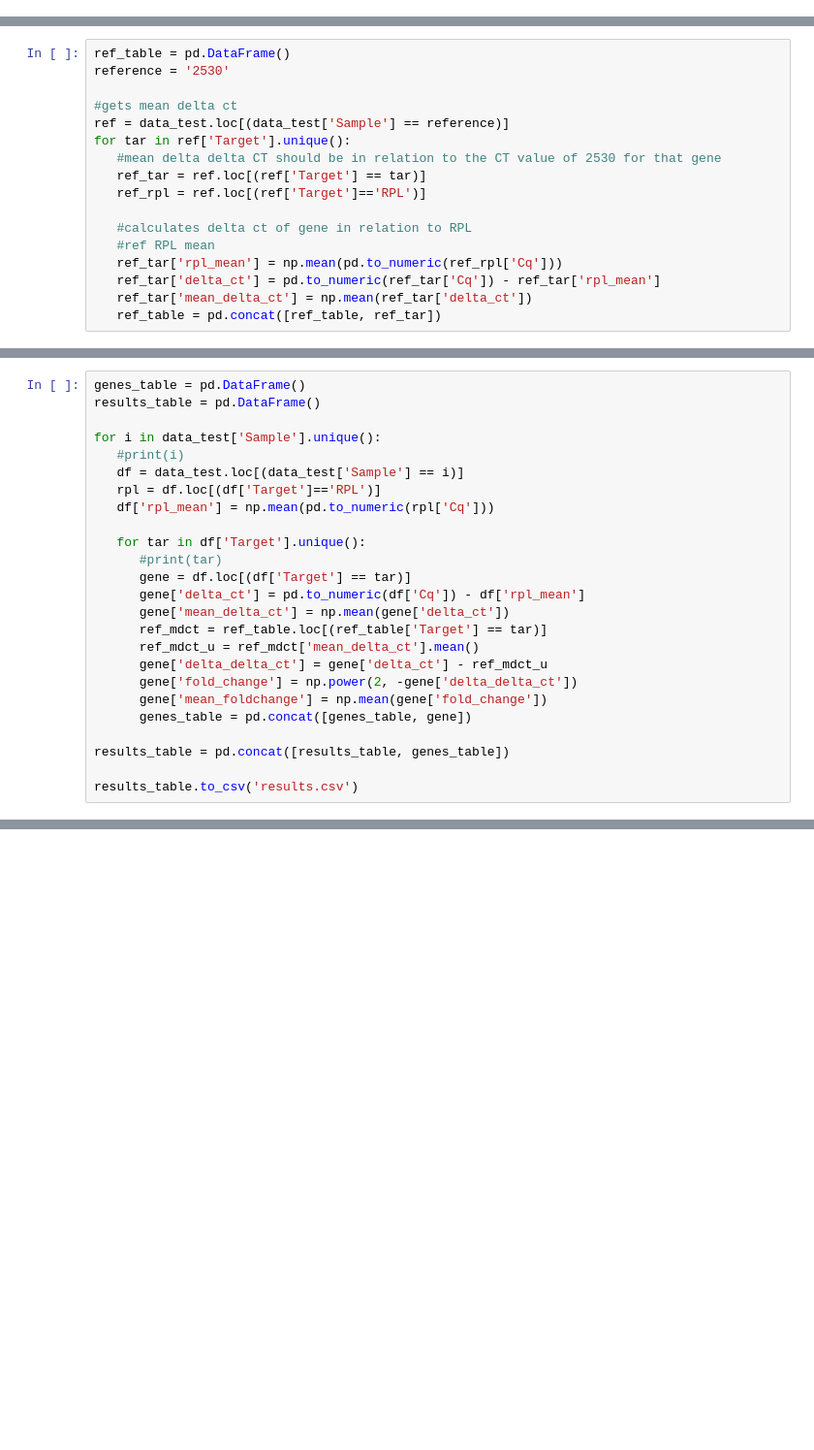
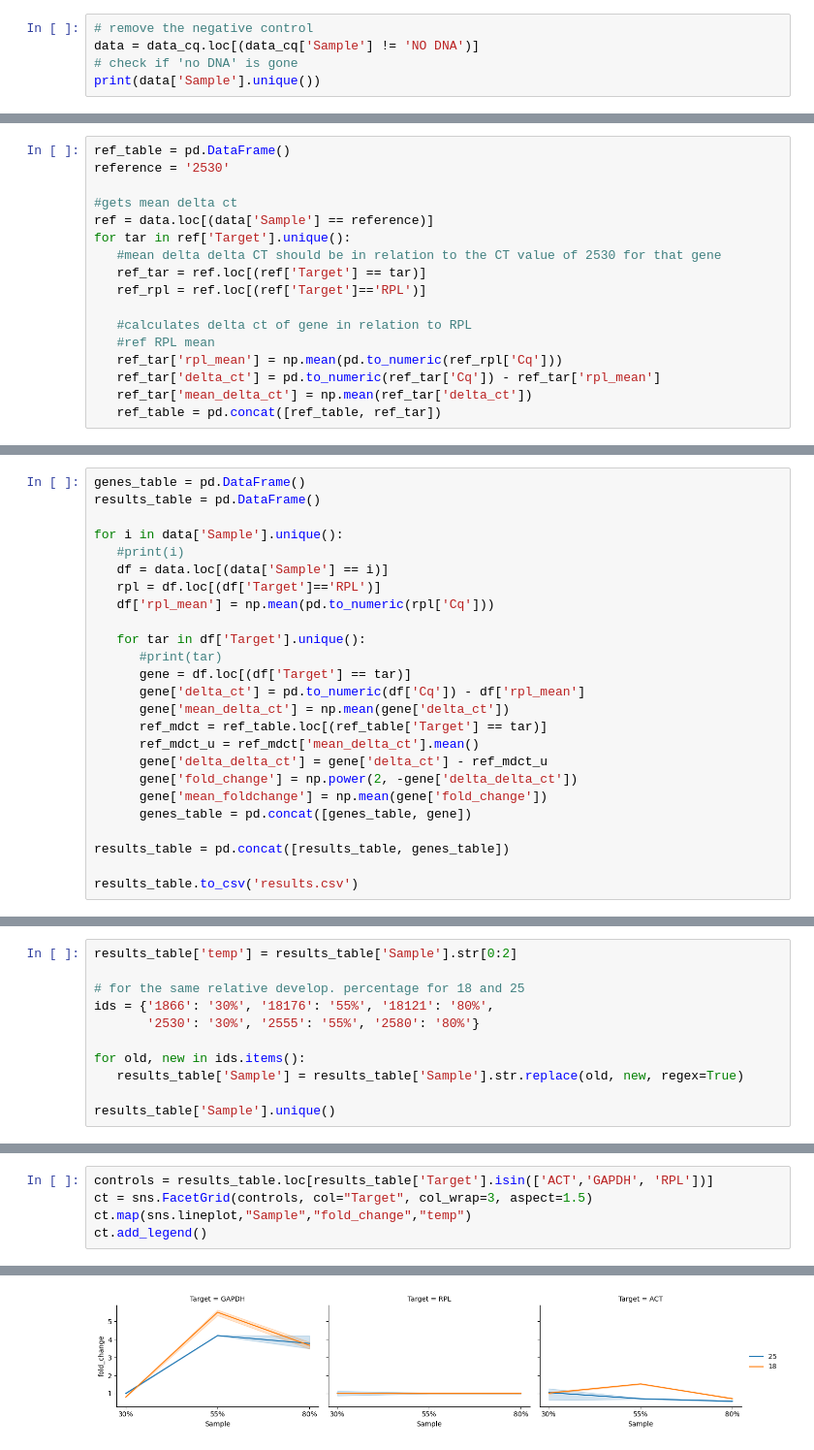
Before and after one commit to lebatista/qPCR_analysis, a Jupyter notebook: qPCR_analysis_LB_20240328.ipynb, the cells around one changed output, grey strips where cells are left out. Shown: that part at 97% size. Drawn from its saved outputs; the diff is of its cells as text; blank space fills up the shorter version.

```diff
--- a/qPCR_analysis_LB_20240328.ipynb
+++ b/qPCR_analysis_LB_20240328.ipynb
@@ -44,0 +79,5 @@ data_test = data
+# %%
+# remove the negative control
+data = data_cq.loc[(data_cq['Sample'] != 'NO DNA')]
+# check if 'no DNA' is gone
+print(data['Sample'].unique())
@@ -47,7 +90,7 @@ ref_table = pd.DataFrame()
 reference = '2530'
 
 #gets mean delta ct
-ref = data_test.loc[(data_test['Sample'] == reference)]
+ref = data.loc[(data['Sample'] == reference)]
 for tar in ref['Target'].unique():
    #mean delta delta CT should be in relation to the CT value of 2530 for that gene
    ref_tar = ref.loc[(ref['Target'] == tar)]
@@ -81,9 +108,9 @@ See the caveats in the documentation: https://pandas.pydata.org/pandas-docs/stab
 genes_table = pd.DataFrame()
 results_table = pd.DataFrame()
 
-for i in data_test['Sample'].unique():
+for i in data['Sample'].unique():
    #print(i)
-   df = data_test.loc[(data_test['Sample'] == i)]
+   df = data.loc[(data['Sample'] == i)]
    rpl = df.loc[(df['Target']=='RPL')]
    df['rpl_mean'] = np.mean(pd.to_numeric(rpl['Cq']))
 
@@ -122,0 +136,11 @@ See the caveats in the documentation: https://pandas.pydata.org/pandas-docs/stab
+# %%
+results_table['temp'] = results_table['Sample'].str[0:2]
+
+# for the same relative develop. percentage for 18 and 25
+ids = {'1866': '30%', '18176': '55%', '18121': '80%',
+       '2530': '30%', '2555': '55%', '2580': '80%'}
+
+for old, new in ids.items():
+   results_table['Sample'] = results_table['Sample'].str.replace(old, new, regex=True)
+
+results_table['Sample'].unique()
@@ -122,0 +151,6 @@ See the caveats in the documentation: https://pandas.pydata.org/pandas-docs/stab
+# %%
+controls = results_table.loc[results_table['Target'].isin(['ACT','GAPDH', 'RPL'])]
+ct = sns.FacetGrid(controls, col="Target", col_wrap=3, aspect=1.5)
+ct.map(sns.lineplot,"Sample","fold_change","temp")
+ct.add_legend()
+# %% [output]
@@ -122,0 +158 @@ See the caveats in the documentation: https://pandas.pydata.org/pandas-docs/stab
+[figure, added]
```
Also changed, not shown: parts of 35 cells of this notebook.
